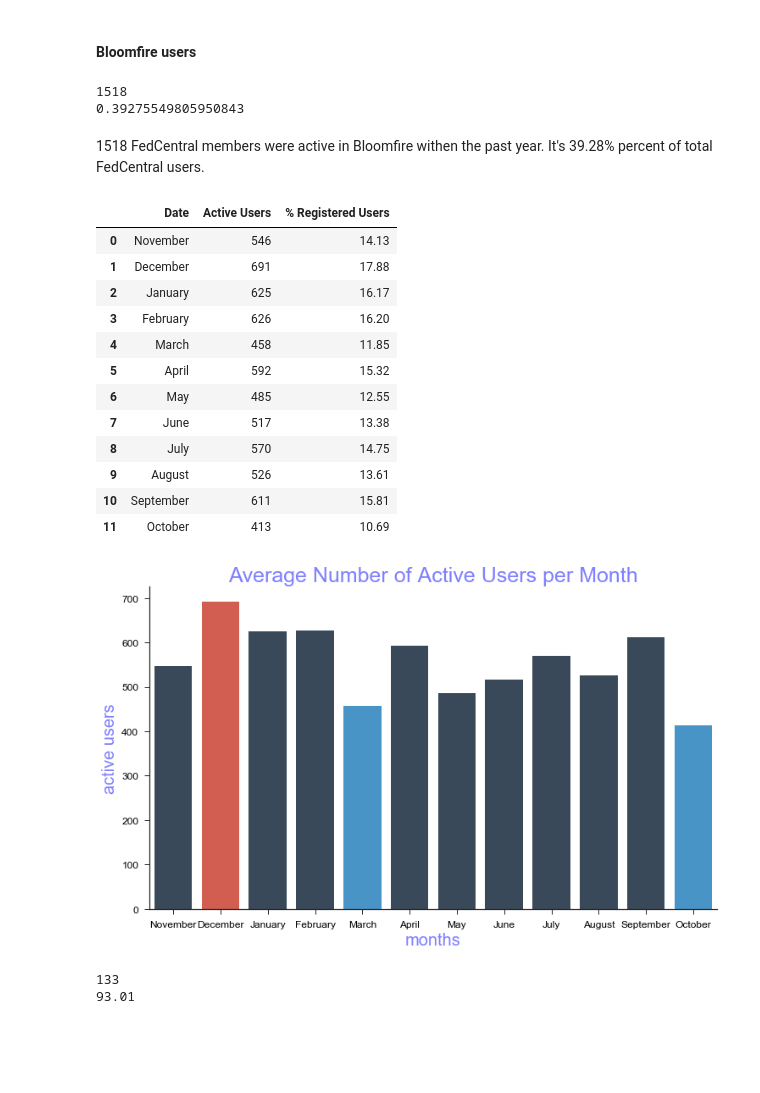
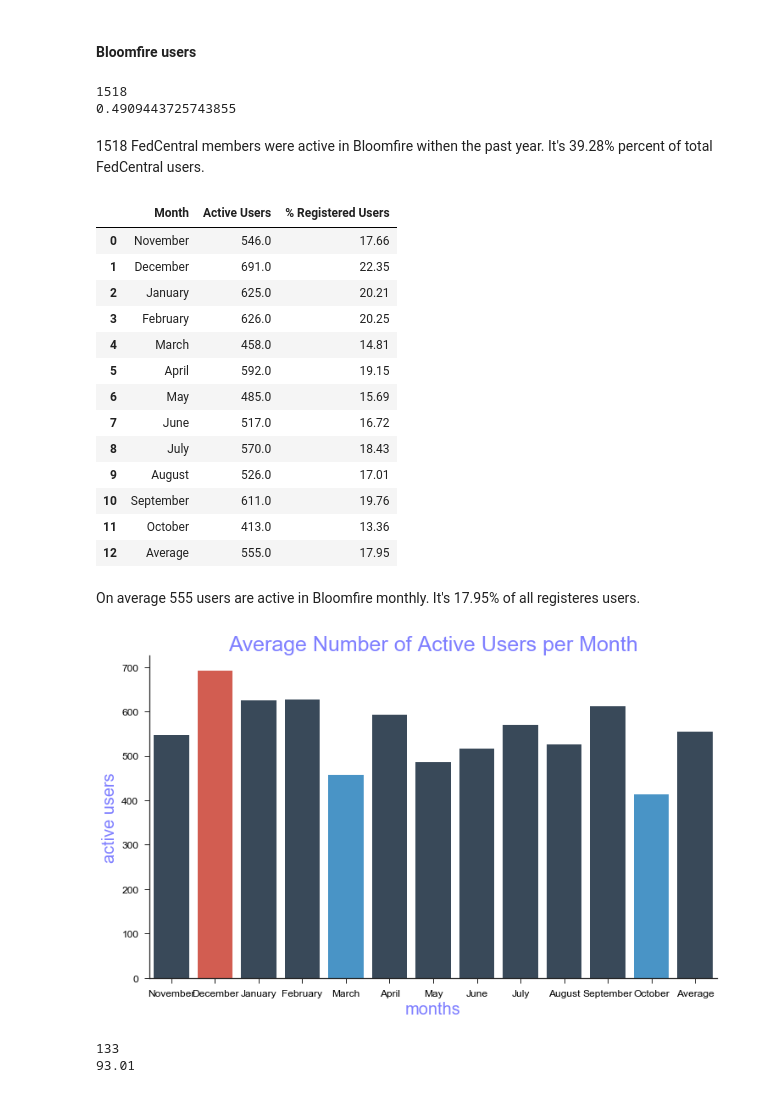
Before and after one commit to olga0503/DATA602hw1, a Jupyter notebook: FedCentral Analytics .ipynb, the cells around one changed output. Cells and saved outputs as stored; diff of their text form; code cells hidden in the pictures; blank space fills up the shorter version.

```diff
--- a/FedCentral Analytics .ipynb
+++ b/FedCentral Analytics .ipynb
@@ -21,7 +51,7 @@ from wordcloud import WordCloud, STOPWORDS
 # %%
 fedcentral_users = pd.read_csv('Fedcentral_users.csv')
 federations = pd.read_csv('federations.csv')
-total_users = len(fedcentral_users)
+total_users = len(fedcentral_users)*80/100
 print(total_users)
 fedcentral_users['Date Joined'] = fedcentral_users['Date Joined'].str.split(' ',expand=True)[0]
 fedcentral_users['Last Login'] = fedcentral_users['Last Login'].str.split(' ',expand=True)[0]
@@ -496,7 +588,7 @@ print(len(members_bloomfire))
 print(len(members_bloomfire)/total_users)
 # %% [output]
 1518
-0.39275549805950843
+0.4909443725743855
 # %% [markdown]
 1518 FedCentral members were active in Bloomfire withen the past year. It's 39.28% percent of total FedCentral users.
 # %%
@@ -514,51 +606,56 @@ member_bloomfire_sep = pd.read_csv('member_bloomfire_sep.csv')
 member_bloomfire_oct = pd.read_csv('member_bloomfire_oct.csv')
 
 bloomfire_active_users_monthly = pd.DataFrame()
-bloomfire_active_users_monthly['Date'] = ['November','December','January','February','March','April','May','June','July','August','September','October']
+bloomfire_active_users_monthly['Month'] = ['November','December','January','February','March','April','May','June','July','August','September','October']
 bloomfire_active_users_monthly['Active Users'] = [len(set(member_bloomfire_nov['Email'])),len(set(member_bloomfire_dec['Email'])),len(set(member_bloomfire_jan['Email'])),
                                         len(set(member_bloomfire_feb['Email'])),len(set(member_bloomfire_mar['Email'])), len(set(member_bloomfire_apr['Email'])),
                                         len(set(member_bloomfire_may['Email'])),len(set(member_bloomfire_jun['Email'])), len(set(member_bloomfire_jul['Email'])),
                                         len(set(member_bloomfire_aug['Email'])),len(set(member_bloomfire_sep['Email'])),len(set(member_bloomfire_oct['Email']))]
 bloomfire_active_users_monthly['% Registered Users'] = round(bloomfire_active_users_monthly['Active Users']*100/total_users,2)
+bloomfire_active_users_monthly.loc[12] = ['Average',  bloomfire_active_users_monthly['Active Users'].mean(), bloomfire_active_users_monthly['% Registered Users'].mean()]
+
 bloomfire_active_users_monthly
 # %% [output]
-|  | Date | Active Users | % Registered Users |
-| 0 | November | 546 | 14.13 |
-| 1 | December | 691 | 17.88 |
-| 2 | January | 625 | 16.17 |
-| 3 | February | 626 | 16.20 |
-| 4 | March | 458 | 11.85 |
-| 5 | April | 592 | 15.32 |
-| 6 | May | 485 | 12.55 |
-| 7 | June | 517 | 13.38 |
-| 8 | July | 570 | 14.75 |
-| 9 | August | 526 | 13.61 |
-| 10 | September | 611 | 15.81 |
-| 11 | October | 413 | 10.69 |
+|  | Month | Active Users | % Registered Users |
+| 0 | November | 546.0 | 17.66 |
+| 1 | December | 691.0 | 22.35 |
+| 2 | January | 625.0 | 20.21 |
+| 3 | February | 626.0 | 20.25 |
+| 4 | March | 458.0 | 14.81 |
+| 5 | April | 592.0 | 19.15 |
+| 6 | May | 485.0 | 15.69 |
+| 7 | June | 517.0 | 16.72 |
+| 8 | July | 570.0 | 18.43 |
+| 9 | August | 526.0 | 17.01 |
+| 10 | September | 611.0 | 19.76 |
+| 11 | October | 413.0 | 13.36 |
+| 12 | Average | 555.0 | 17.95 |
+# %% [markdown]
+On average 555 users are active in Bloomfire monthly. It's 17.95% of all registeres users.
 # %%
 sns.set(style="ticks")
 
 flatui = ["#34495e", "#e74c3c", "#34495e", "#34495e", "#3498db", "#34495e","#34495e","#34495e","#34495e","#34495e","#34495e","#3498db"]
 
 # This Function takes as input a custom palette
-g = sns.barplot(x="Date", y="Active Users", palette=sns.color_palette(flatui),data=bloomfire_active_users_monthly,ci=None)
+g = sns.barplot(x="Month", y="Active Users", palette=sns.color_palette(flatui),data=bloomfire_active_users_monthly,ci=None)
 
 # remove the top and right line in graph
 sns.despine()
 
 # Set the size of the graph from here
 g.figure.set_size_inches(12,7)
 # Set the Title of the graph from here
 g.axes.set_title('Average Number of Active Users per Month',
     fontsize=25,color="b",alpha=0.5)
 # Set the xlabel of the graph from here
 g.set_xlabel("months",size = 20,color="b",alpha=0.5)
 # Set the ylabel of the graph from here
 g.set_ylabel("active users",size = 20,color="b",alpha=0.5)
 # Set the ticklabel size and color of the graph from here
 g.tick_params(labelsize=12,labelcolor="black")
 # %% [output]
-[figure, old version]
+[figure, new version]
 # %%
 members_bloomfire_by_federation_fed = set(members_bloomfire_by_federation[members_bloomfire_by_federation['type']=='yes']['Organization'])
 print(len(members_bloomfire_by_federation_fed))
```
Also changed, not shown: parts of 26 cells of this notebook.
